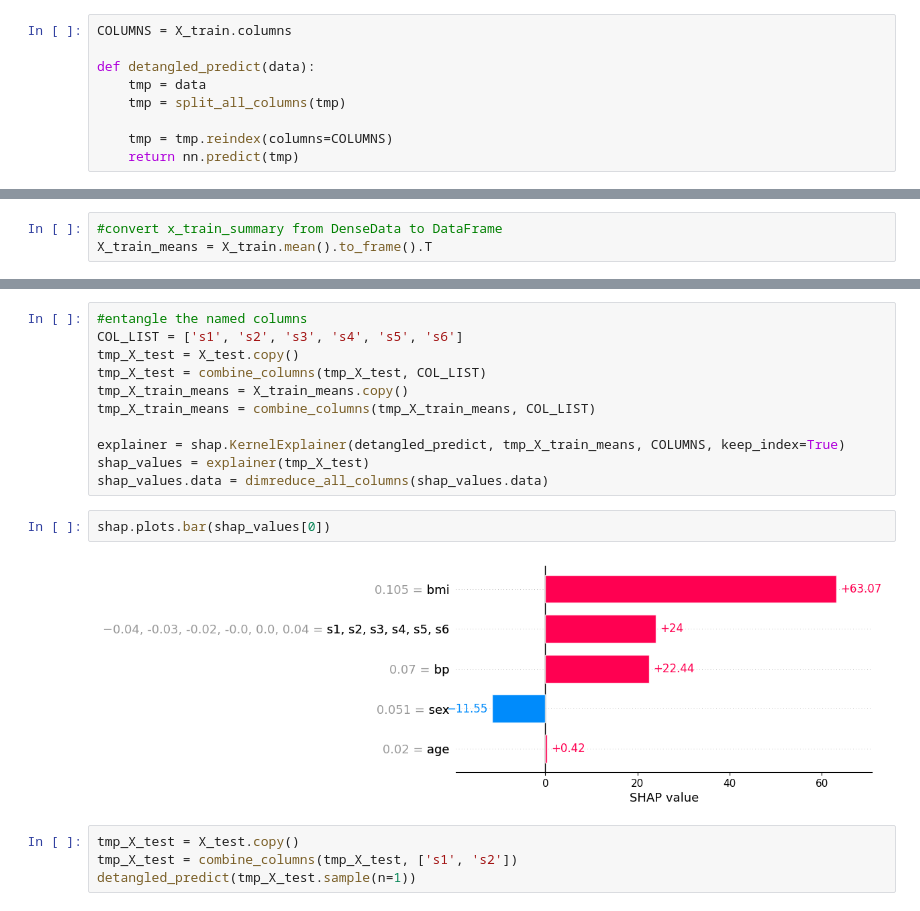
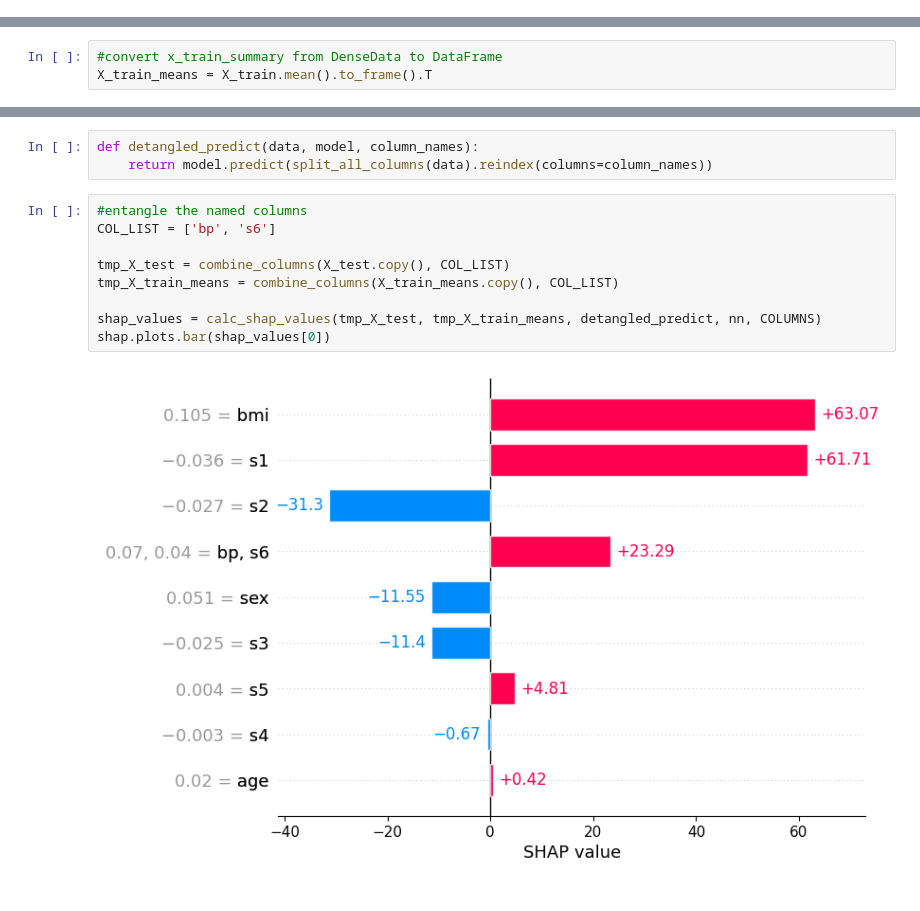
Before and after one commit to akleinau/Finch, a Jupyter notebook: shap_agnostic_diabetes.ipynb, the cells around one changed output, grey strips where cells are left out. Saved outputs shown, nothing was run; the diff lists cells and outputs as text.

```diff
--- a/shap_agnostic_diabetes.ipynb
+++ b/shap_agnostic_diabetes.ipynb
@@ -88,9 +33,0 @@ def dimreduce_all_columns(df):
-# %%
-COLUMNS = X_train.columns
-
-def detangled_predict(data):
-    tmp = data
-    tmp = split_all_columns(tmp)
-
-    tmp = tmp.reindex(columns=COLUMNS)
-    return nn.predict(tmp)
@@ -100,19 +98,14 @@ X_train_means = X_train.mean().to_frame().T
+# %%
+def detangled_predict(data, model, column_names):
+    return model.predict(split_all_columns(data).reindex(columns=column_names))
 # %%
 #entangle the named columns
-COL_LIST = ['s1', 's2', 's3', 's4', 's5', 's6']
-tmp_X_test = X_test.copy()
-tmp_X_test = combine_columns(tmp_X_test, COL_LIST)
-tmp_X_train_means = X_train_means.copy()
-tmp_X_train_means = combine_columns(tmp_X_train_means, COL_LIST)
+COL_LIST = ['bp', 's6']
 
-explainer = shap.KernelExplainer(detangled_predict, tmp_X_train_means, COLUMNS, keep_index=True)
-shap_values = explainer(tmp_X_test)
-shap_values.data = dimreduce_all_columns(shap_values.data)
+tmp_X_test = combine_columns(X_test.copy(), COL_LIST)
+tmp_X_train_means = combine_columns(X_train_means.copy(), COL_LIST)
+
+shap_values = calc_shap_values(tmp_X_test, tmp_X_train_means, detangled_predict, nn, COLUMNS)
+shap.plots.bar(shap_values[0])
+# %% [output]
+[figure, added]
-# %%
-shap.plots.bar(shap_values[0])
-# %% [output]
-[figure, removed]
-# %%
-tmp_X_test = X_test.copy()
-tmp_X_test = combine_columns(tmp_X_test, ['s1', 's2'])
-detangled_predict(tmp_X_test.sample(n=1))
```
Also changed, not shown: parts of 9 cells of this notebook.
